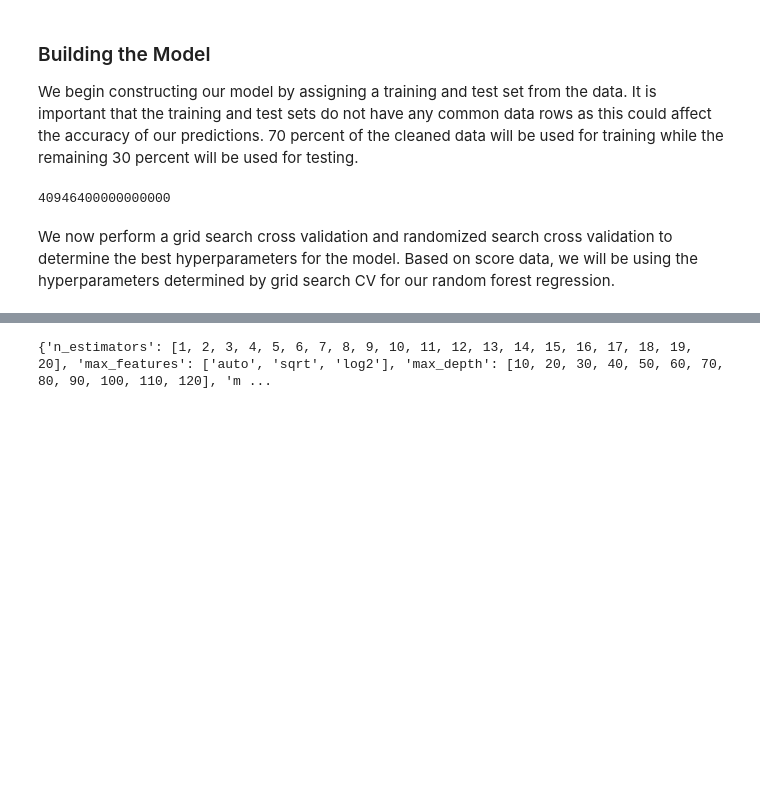
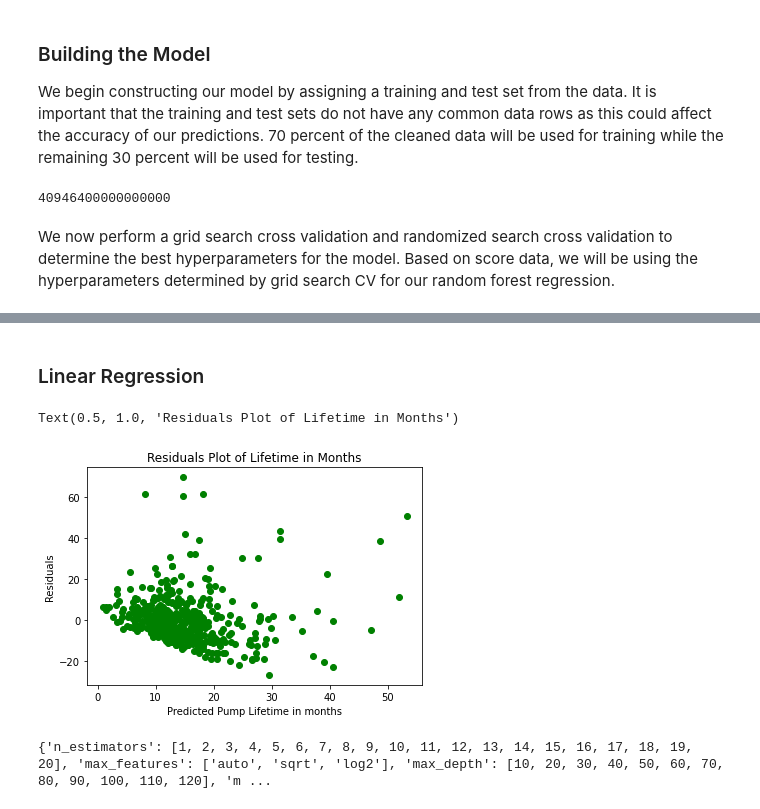
Before and after one commit to skeptrunedev/Rod_Pump_Optimization, a Jupyter notebook: notebooks/MVP_notebook.ipynb, the cells around one changed output, grey strips where cells are left out. Saved outputs shown, nothing was run; the diff lists cells and outputs as text; code cells hidden in the pictures; blank space fills up the shorter version.

Commit message:
added linear regression

```diff
--- a/notebooks/MVP_notebook.ipynb
+++ b/notebooks/MVP_notebook.ipynb
@@ -178,3 +194,20 @@ g_search.best_score_
+# %% [markdown]
+### Linear Regression
+# %%
+lr=LinearRegression()
+y_train_months=y_train.copy()
+y_train_months/=2.63002e+15
+lr.fit(X_train,y_train_months)
+prediction=lr.predict(X_test)
+y_test_months=y_test.copy()
+y_test_months/=2.63002e+15 #30.44 days per month
+plt.scatter(prediction, y_test_months-prediction, color='green')
+plt.xlabel('Predicted Pump Lifetime in months')
+plt.ylabel('Residuals')
+plt.title('Residuals Plot of Lifetime in Months')
+# %% [output]
+Text(0.5, 1.0, 'Residuals Plot of Lifetime in Months')
+[figure, added]
 # %%
 rfr_random_reg = RandomForestRegressor(random_state = 35)
 n_estimators = [int(x) for x in np.linspace(start = 1, stop = 20, num = 20)] # number of trees in the random forest
```
Also changed, not shown: parts of 11 cells of this notebook.
